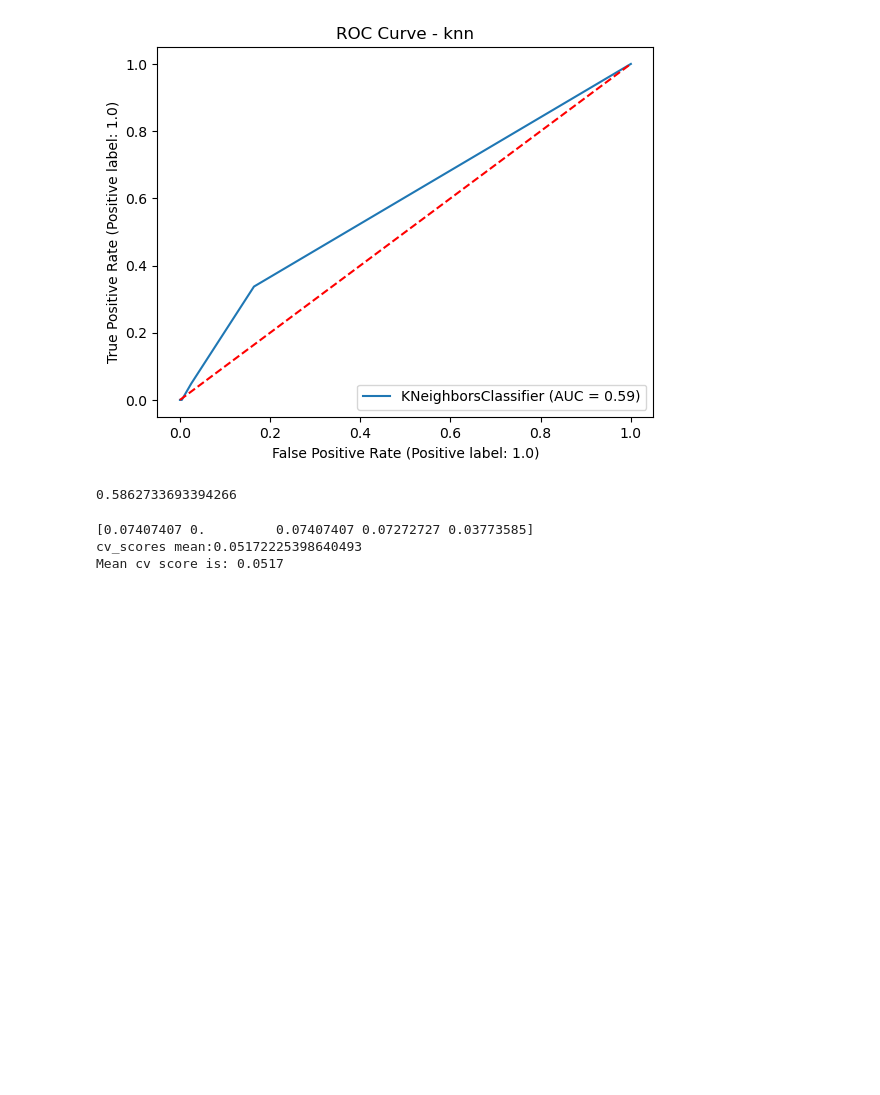
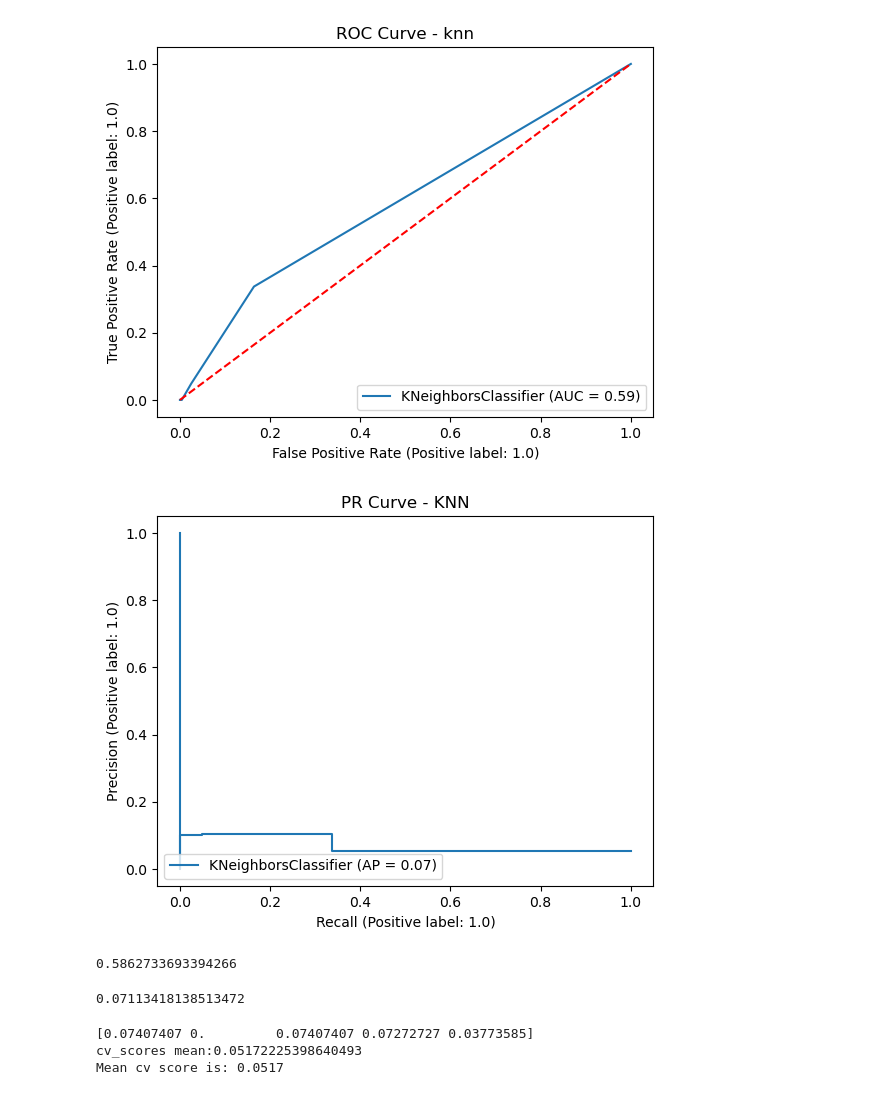
Before and after one commit to maptv/Classification-with-Python, a Jupyter notebook: 1-IntroToClassification/1-IntroToClassification-code.ipynb, the cells around one changed output. Cells and saved outputs as stored; diff of their text form; code cells hidden in the pictures; blank space fills up the shorter version.

```diff
--- a/1-IntroToClassification/1-IntroToClassification-code.ipynb
+++ b/1-IntroToClassification/1-IntroToClassification-code.ipynb
@@ -460,10 +458,19 @@ plt.plot([0, 1], [0, 1], "r--")
 plt.title("ROC Curve - knn");
 # %% [output]
 [figure]
+# %%
+prd = metrics.PrecisionRecallDisplay.from_estimator(kNN, X_test, y_test)
+plt.title("PR Curve - KNN");
+# %% [output]
+[figure, added]
 # %%
 rcd.roc_auc
 # %% [output]
 0.5862733693394266
+# %%
+prd.average_precision
+# %% [output]
+0.07113418138513472
 # %%
 #######################################################
 ####  CONGRATULATIONS ON COMPLETING THIS MODULE!   ####
```
Also changed, not shown: parts of 3 cells of this notebook, 1 other file.
